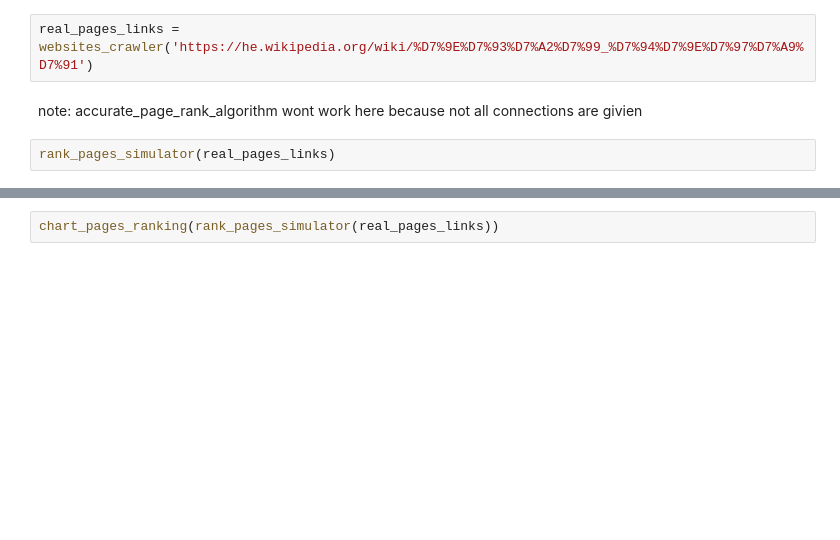
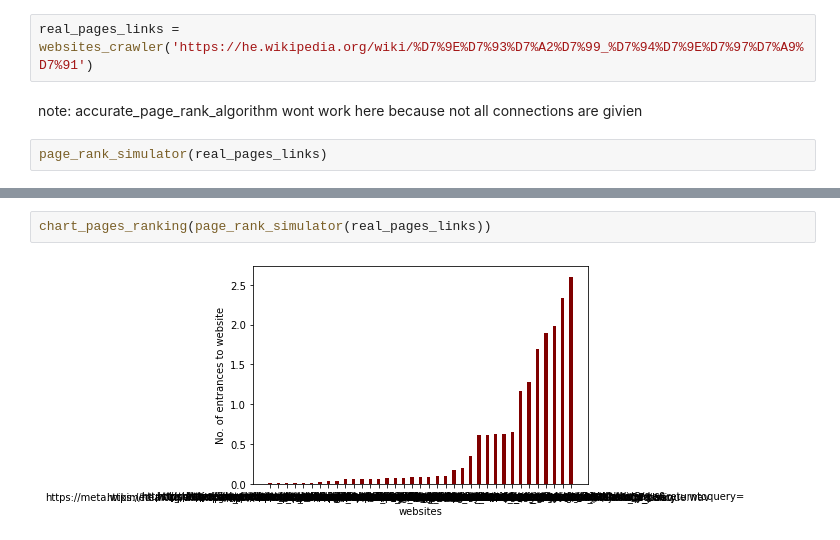
Before and after one commit to yonybyalsky/graph_theory, a Jupyter notebook: page_ranking.ipynb, the cells around one changed output, grey strips where cells are left out. Saved outputs shown, nothing was run; the diff lists cells and outputs as text; blank space fills up the shorter version.

```diff
--- a/page_ranking.ipynb
+++ b/page_ranking.ipynb
@@ -166,5 +166,5 @@ real_pages_links = websites_crawler('https://he.wikipedia.org/wiki/%D7%9E%D7%93%
 # %% [markdown]
 note: accurate_page_rank_algorithm wont work here because not all connections are givien
 # %%
-rank_pages_simulator(real_pages_links)
+page_rank_simulator(real_pages_links)
 # %% [output]
@@ -172,2 +188,4 @@ NameError: name 'rank_pages_simulator' is not defined
 # %%
-chart_pages_ranking(rank_pages_simulator(real_pages_links))
+chart_pages_ranking(page_rank_simulator(real_pages_links))
+# %% [output]
+[figure, added]
```
Also changed, not shown: parts of 1 cell of this notebook.
